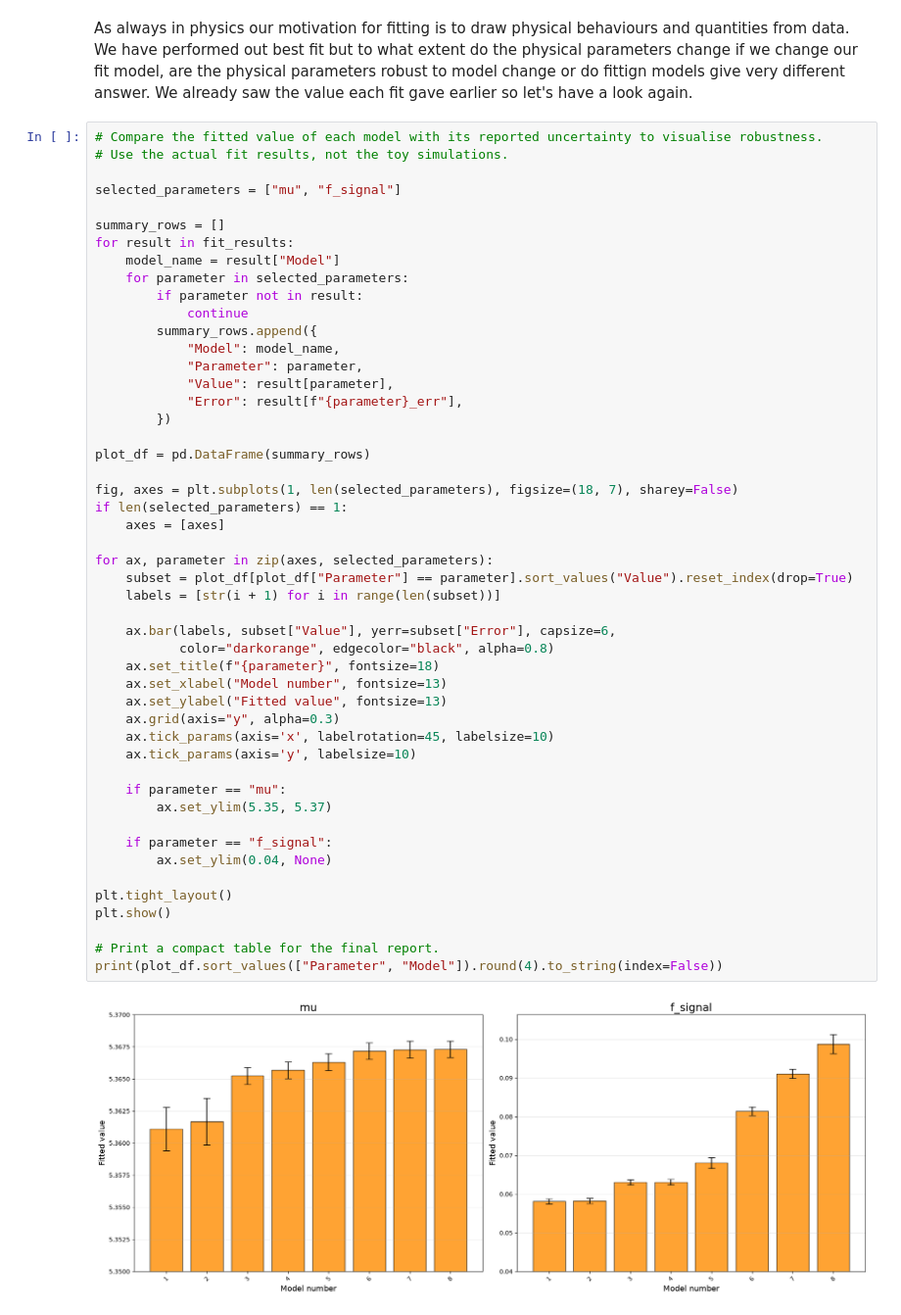
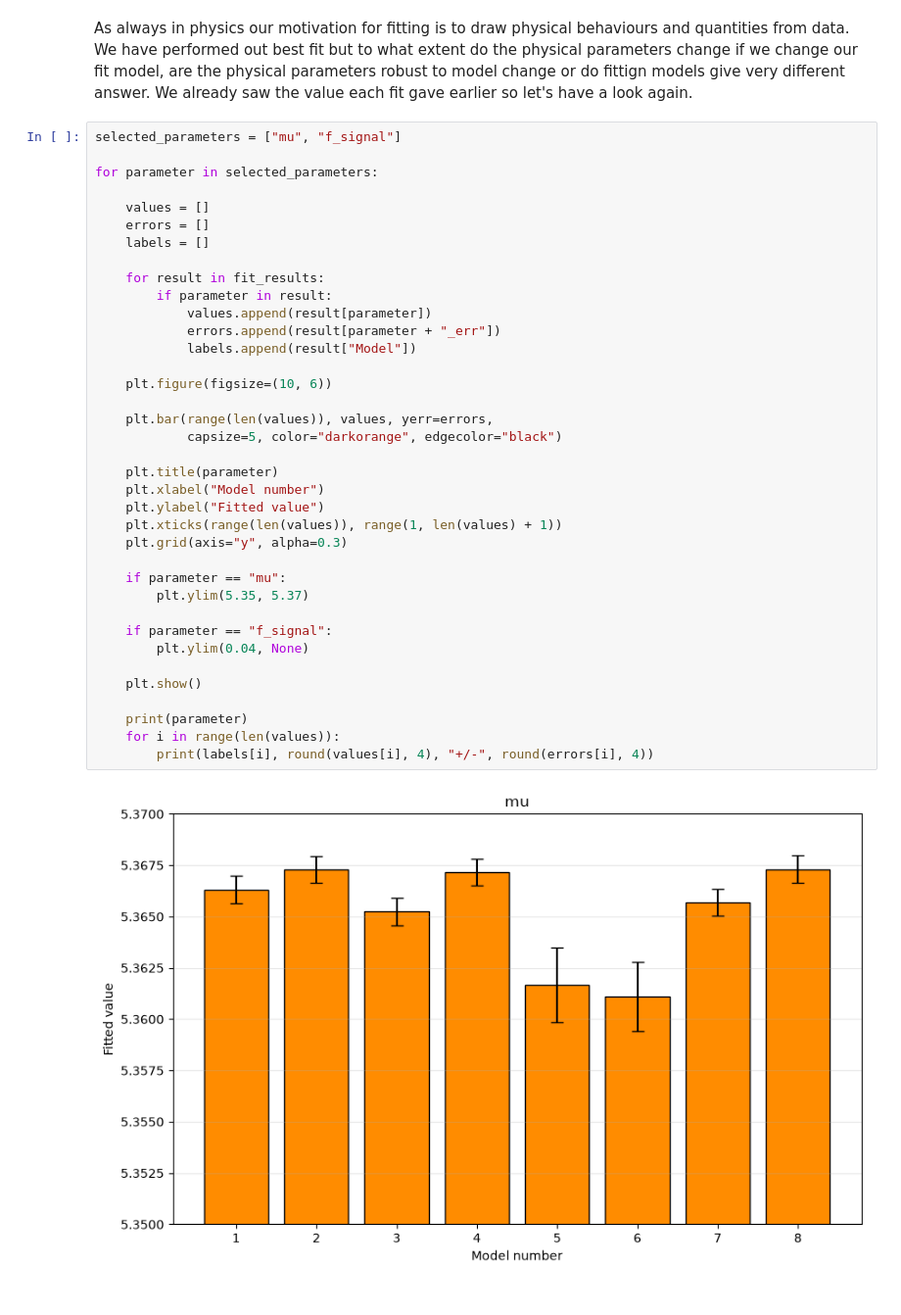
Before and after one commit to OlCrock/DAML, a Jupyter notebook: Project 1/project1.ipynb, the cells around one changed output. Shown at 98% size. Drawn from its saved outputs; the diff is of its cells as text.

```diff
--- a/Project 1/project1.ipynb
+++ b/Project 1/project1.ipynb
@@ -485,53 +476,41 @@ We see that the model is recovering the underlying parameters accurately for sim
 # %% [markdown]
 As always in physics our motivation for fitting is to draw physical behaviours and quantities from data. We have performed out best fit but to what extent do the physical parameters change if we change our fit model, are the physical parameters robust to model change or do fittign models give very different answer. We already saw the value each fit gave earlier so let's have a look again.
 # %%
-# Compare the fitted value of each model with its reported uncertainty to visualise robustness.
-# Use the actual fit results, not the toy simulations.
-
 selected_parameters = ["mu", "f_signal"]
 
-summary_rows = []
-for result in fit_results:
-    model_name = result["Model"]
-    for parameter in selected_parameters:
-        if parameter not in result:
-            continue
-        summary_rows.append({
-            "Model": model_name,
-            "Parameter": parameter,
-            "Value": result[parameter],
-            "Error": result[f"{parameter}_err"],
-        })
+for parameter in selected_parameters:
 
-plot_df = pd.DataFrame(summary_rows)
+    values = []
+    errors = []
+    labels = []
 
-fig, axes = plt.subplots(1, len(selected_parameters), figsize=(18, 7), sharey=False)
-if len(selected_parameters) == 1:
-    axes = [axes]
+    for result in fit_results:
+        if parameter in result:
+            values.append(result[parameter])
+            errors.append(result[parameter + "_err"])
+            labels.append(result["Model"])
 
-for ax, parameter in zip(axes, selected_parameters):
-    subset = plot_df[plot_df["Parameter"] == parameter].sort_values("Value").reset_index(drop=True)
-    labels = [str(i + 1) for i in range(len(subset))]
+    plt.figure(figsize=(10, 6))
 
-    ax.bar(labels, subset["Value"], yerr=subset["Error"], capsize=6,
-           color="darkorange", edgecolor="black", alpha=0.8)
-    ax.set_title(f"{parameter}", fontsize=18)
-    ax.set_xlabel("Model number", fontsize=13)
-    ax.set_ylabel("Fitted value", fontsize=13)
-    ax.grid(axis="y", alpha=0.3)
-    ax.tick_params(axis='x', labelrotation=45, labelsize=10)
-    ax.tick_params(axis='y', labelsize=10)
+    plt.bar(range(len(values)), values, yerr=errors,
+            capsize=5, color="darkorange", edgecolor="black")
+
+    plt.title(parameter)
+    plt.xlabel("Model number")
+    plt.ylabel("Fitted value")
+    plt.xticks(range(len(values)), range(1, len(values) + 1))
+    plt.grid(axis="y", alpha=0.3)
 
     if parameter == "mu":
-        ax.set_ylim(5.35, 5.37)
+        plt.ylim(5.35, 5.37)
 
     if parameter == "f_signal":
-        ax.set_ylim(0.04, None)
+        plt.ylim(0.04, None)
 
-plt.tight_layout()
-plt.show()
+    plt.show()
 
-# Print a compact table for the final report.
-print(plot_df.sort_values(["Parameter", "Model"]).round(4).to_string(index=False))
+    print(parameter)
+    for i in range(len(values)):
+        print(labels[i], round(values[i], 4), "+/-", round(errors[i], 4))
 # %% [output]
-[figure, old version]
+[figure, new version]
```
Also changed, not shown: parts of 2 cells of this notebook, 1 other file.
